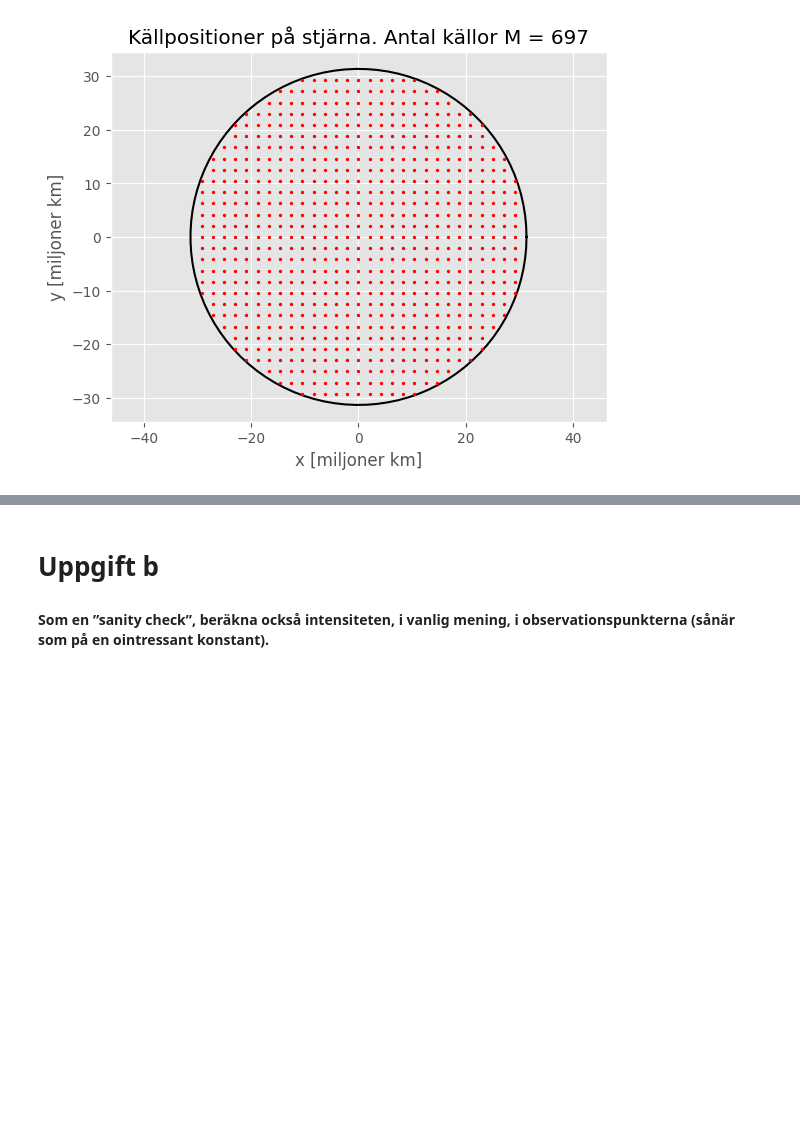
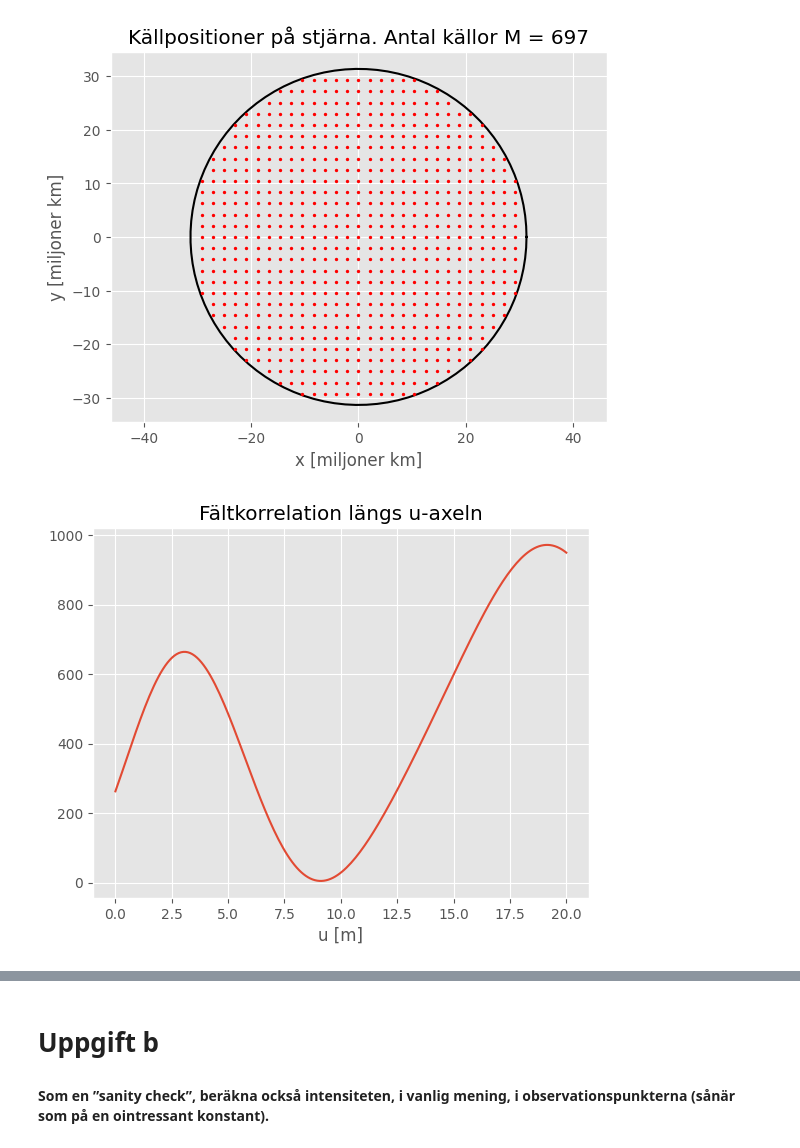
Before and after one commit to WildKnife7/HUPP, a Jupyter notebook: HUPP4/HUPP4.ipynb, the cells around one changed output, grey strips where cells are left out. Cells and saved outputs as stored; diff of their text form; code cells hidden in the pictures; blank space fills up the shorter version.

```diff
--- a/HUPP4/HUPP4.ipynb
+++ b/HUPP4/HUPP4.ipynb
@@ -127,6 +127,17 @@ for i in range(iterationer):
     gamma_I       += (np.abs(E_obs[1])**2)*np.conj(np.abs(E_obs)**2)        # Intensitetskorrelation, samma som Gamma fast med I = np.abs(E_obs(1))**2 och np.abs(E_obs)**2
 # %% [output]
 [figure]
+# %%
+I_obs_inst = np.abs(E_obs)**2
+
+plt.figure()
+plt.plot(u.flatten(), np.real(I_obs_inst))
+plt.xlabel('u [m]')
+plt.title('Fältkorrelation längs u-axeln')
+plt.grid(True)
+plt.show()
+# %% [output]
+[figure, added]
 # %%
 gamma_norm = np.abs(gamma/np.max(gamma))
 
```
Also changed, not shown: parts of 10 cells of this notebook, 4 other files.
